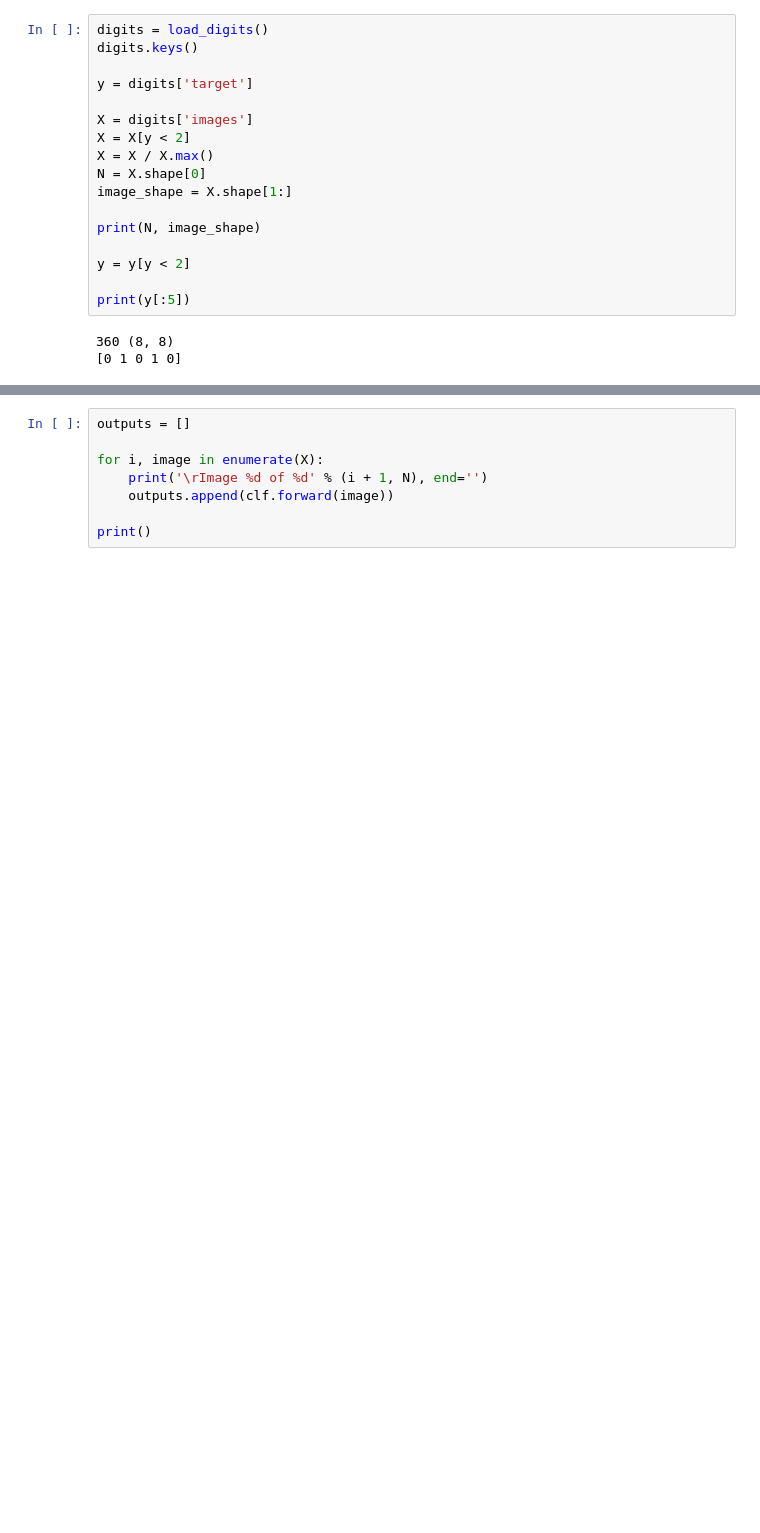
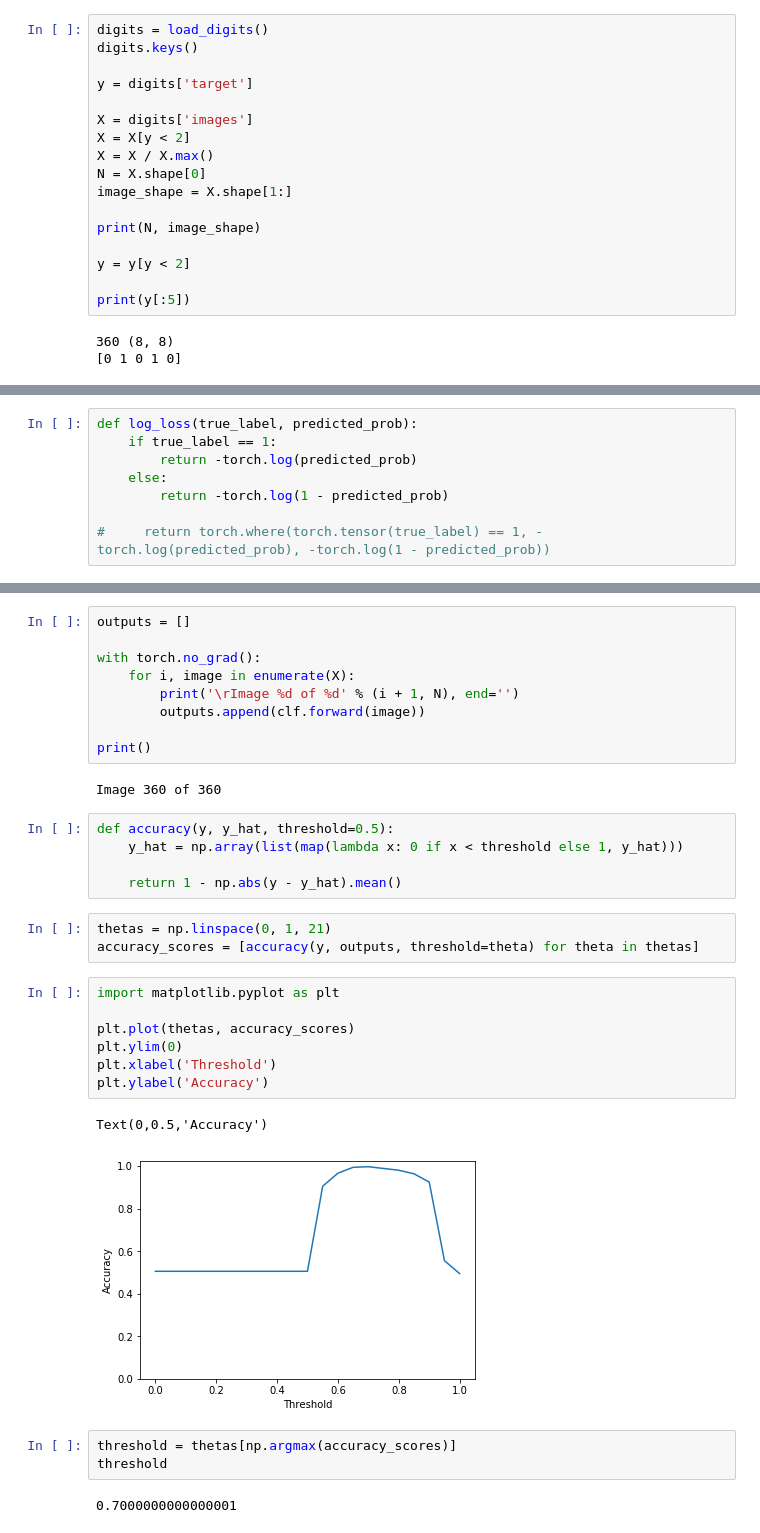
Before and after one commit to AnthonyDickson/summer-bursary-2018, a Jupyter notebook: Experiments-Binary_Classification.ipynb, the cells around one changed output, grey strips where cells are left out. Cells and saved outputs as stored; diff of their text form; blank space fills up the shorter version.

```diff
--- a/Experiments-Binary_Classification.ipynb
+++ b/Experiments-Binary_Classification.ipynb
@@ -161,0 +41,8 @@ clf.hidden_layers[2].pixel_values -= eta * dw_2
+# %%
+def log_loss(true_label, predicted_prob):
+    if true_label == 1:
+        return -torch.log(predicted_prob)
+    else:
+        return -torch.log(1 - predicted_prob)
+
+#     return torch.where(torch.tensor(true_label) == 1, -torch.log(predicted_prob), -torch.log(1 - predicted_prob))
@@ -162,8 +126,34 @@ clf.hidden_layers[2].pixel_values -= eta * dw_2
 # %%
 outputs = []
 
-for i, image in enumerate(X):
-    print('\rImage %d of %d' % (i + 1, N), end='')
-    outputs.append(clf.forward(image))
+with torch.no_grad():
+    for i, image in enumerate(X):
+        print('\rImage %d of %d' % (i + 1, N), end='')
+        outputs.append(clf.forward(image))
 
 print()
+# %% [output]
+Image 360 of 360
+# %%
+def accuracy(y, y_hat, threshold=0.5):
+    y_hat = np.array(list(map(lambda x: 0 if x < threshold else 1, y_hat)))
+
+    return 1 - np.abs(y - y_hat).mean()
+# %%
+thetas = np.linspace(0, 1, 21)
+accuracy_scores = [accuracy(y, outputs, threshold=theta) for theta in thetas]
+# %%
+import matplotlib.pyplot as plt
+
+plt.plot(thetas, accuracy_scores)
+plt.ylim(0)
+plt.xlabel('Threshold')
+plt.ylabel('Accuracy')
+# %% [output]
+Text(0,0.5,'Accuracy')
+[figure, added]
+# %%
+threshold = thetas[np.argmax(accuracy_scores)]
+threshold
+# %% [output]
+0.7000000000000001
```
Also changed, not shown: parts of 12 cells of this notebook, 1 other file.
